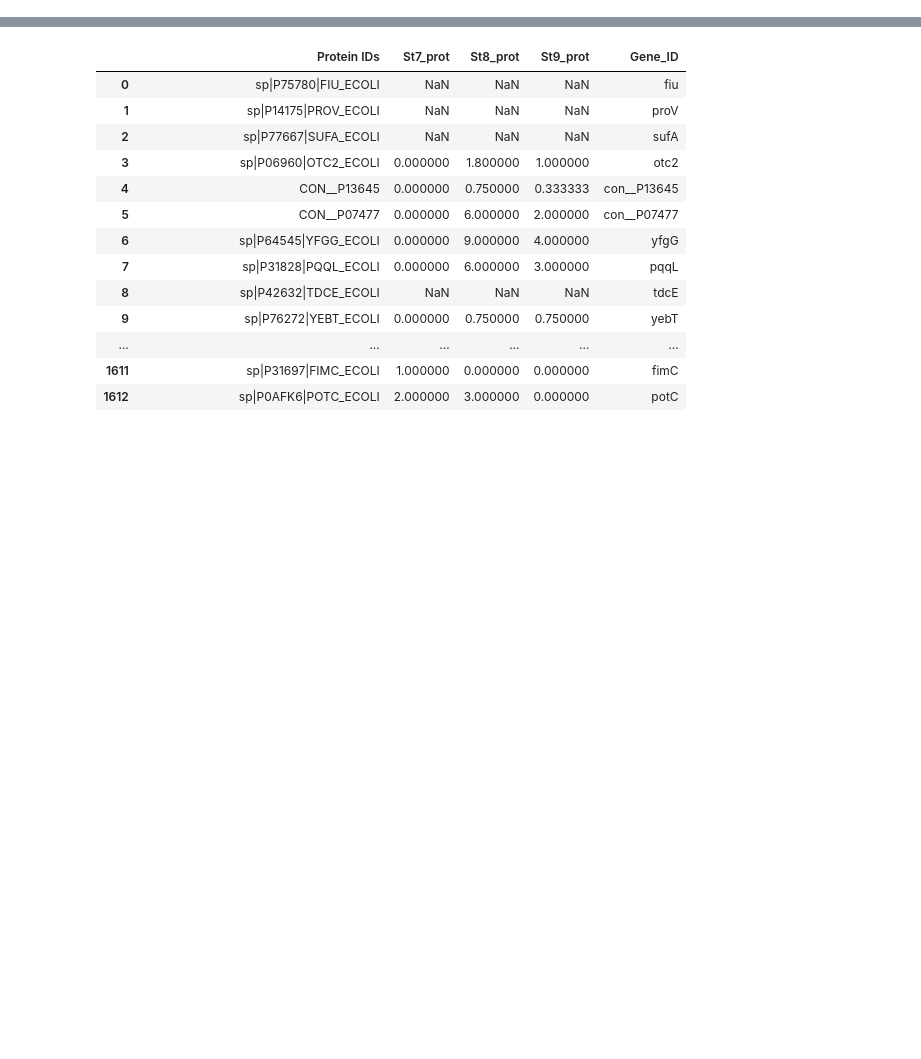
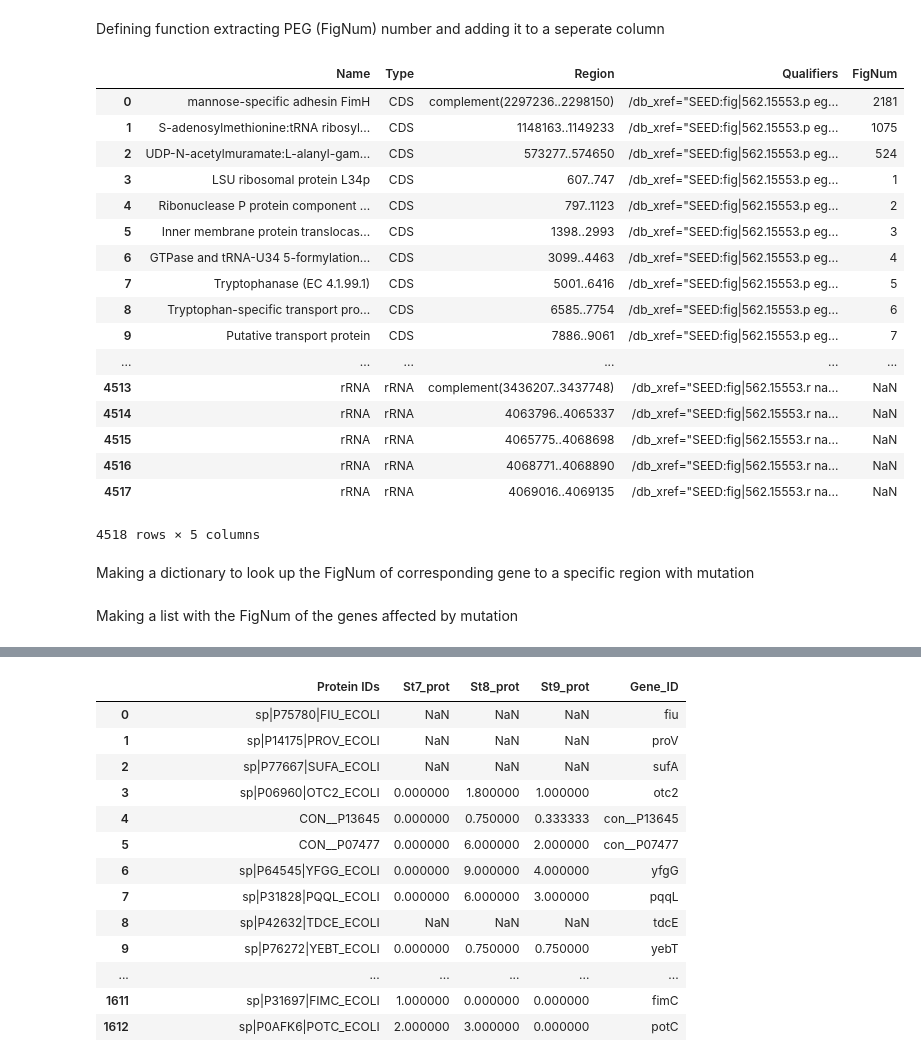
Before and after one commit to KristianJensen/dtu-02806-project, a Jupyter notebook: notebooks/Data_conversion.ipynb, the cells around one changed output, grey strips where cells are left out. Drawn from its saved outputs; the diff is of its cells as text; code cells hidden in the pictures; blank space fills up the shorter version.

```diff
--- a/notebooks/Data_conversion.ipynb
+++ b/notebooks/Data_conversion.ipynb
@@ -14,0 +24,45 @@ data4 = pandas.read_excel(fil4)
+# %%
+data5 = data5.drop(data5.index[-1])
+# %% [markdown]
+Defining function extracting PEG (FigNum) number and adding it to a seperate column
+# %%
+def peg_parser(ori_id):
+    test = ori_id.split('"')
+    test2 = test[1].split('.')
+
+    if test2[2] == "p eg" :
+        gen_id = test2[3]
+    elif test2[2] == "r na":
+        gen_id = "NaN"
+
+    else:
+        print(len(test))
+        print(ori_id)
+
+
+    return gen_id
+# %%
+data5['FigNum']=data5['Qualifiers'].map(peg_parser)
+# %%
+data5
+# %% [output]
+|  | Name | Type | Region | Qualifiers | FigNum |
+| 0 | mannose-specific adhesin FimH | CDS | complement(2297236..2298150) | /db_xref="SEED:fig|562.15553.p eg... | 2181 |
+| 1 | S-adenosylmethionine:tRNA ribosyl... | CDS | 1148163..1149233 | /db_xref="SEED:fig|562.15553.p eg... | 1075 |
+| 2 | UDP-N-acetylmuramate:L-alanyl-gam... | CDS | 573277..574650 | /db_xref="SEED:fig|562.15553.p eg... | 524 |
+| 3 | LSU ribosomal protein L34p | CDS | 607..747 | /db_xref="SEED:fig|562.15553.p eg... | 1 |
+| 4 | Ribonuclease P protein component ... | CDS | 797..1123 | /db_xref="SEED:fig|562.15553.p eg... | 2 |
+| 5 | Inner membrane protein translocas... | CDS | 1398..2993 | /db_xref="SEED:fig|562.15553.p eg... | 3 |
+| 6 | GTPase and tRNA-U34 5-formylation... | CDS | 3099..4463 | /db_xref="SEED:fig|562.15553.p eg... | 4 |
+| 7 | Tryptophanase (EC 4.1.99.1) | CDS | 5001..6416 | /db_xref="SEED:fig|562.15553.p eg... | 5 |
+| 8 | Tryptophan-specific transport pro... | CDS | 6585..7754 | /db_xref="SEED:fig|562.15553.p eg... | 6 |
+| 9 | Putative transport protein | CDS | 7886..9061 | /db_xref="SEED:fig|562.15553.p eg... | 7 |
+| ... | ... | ... | ... | ... | ... |
+| 4513 | rRNA | rRNA | complement(3436207..3437748) | /db_xref="SEED:fig|562.15553.r na... | NaN |
+| 4514 | rRNA | rRNA | 4063796..4065337 | /db_xref="SEED:fig|562.15553.r na... | NaN |
+| 4515 | rRNA | rRNA | 4065775..4068698 | /db_xref="SEED:fig|562.15553.r na... | NaN |
+| 4516 | rRNA | rRNA | 4068771..4068890 | /db_xref="SEED:fig|562.15553.r na... | NaN |
+| 4517 | rRNA | rRNA | 4069016..4069135 | /db_xref="SEED:fig|562.15553.r na... | NaN |
+4518 rows × 5 columns
+# %% [markdown]
+Making a dictionary to look up the FigNum of corresponding gene to a specific region with mutation
@@ -14,0 +84,2 @@ data4 = pandas.read_excel(fil4)
+# %% [markdown]
+Making a list with the FigNum of the genes affected by mutation
```
Also changed, not shown: parts of 16 cells of this notebook, 1 other file.
